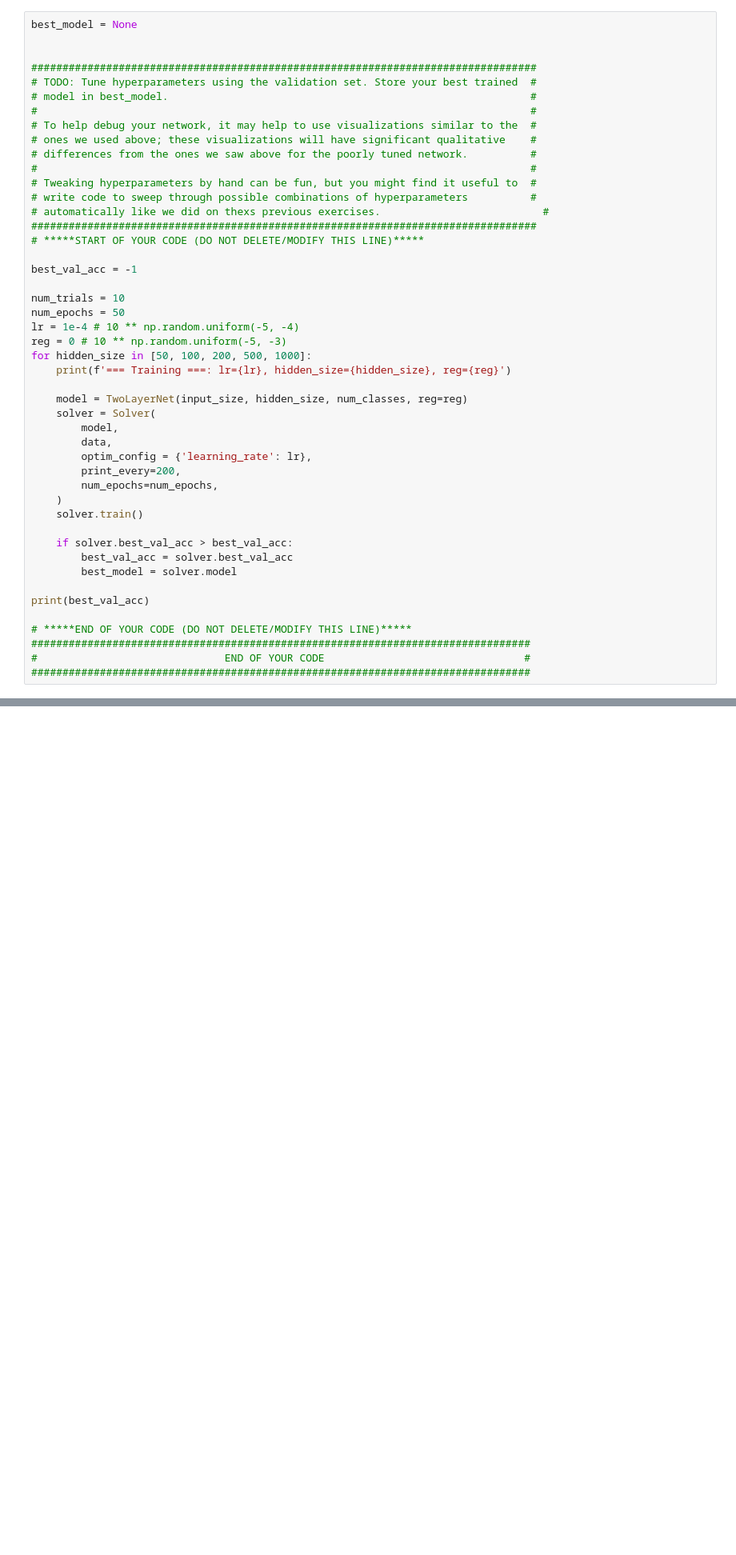
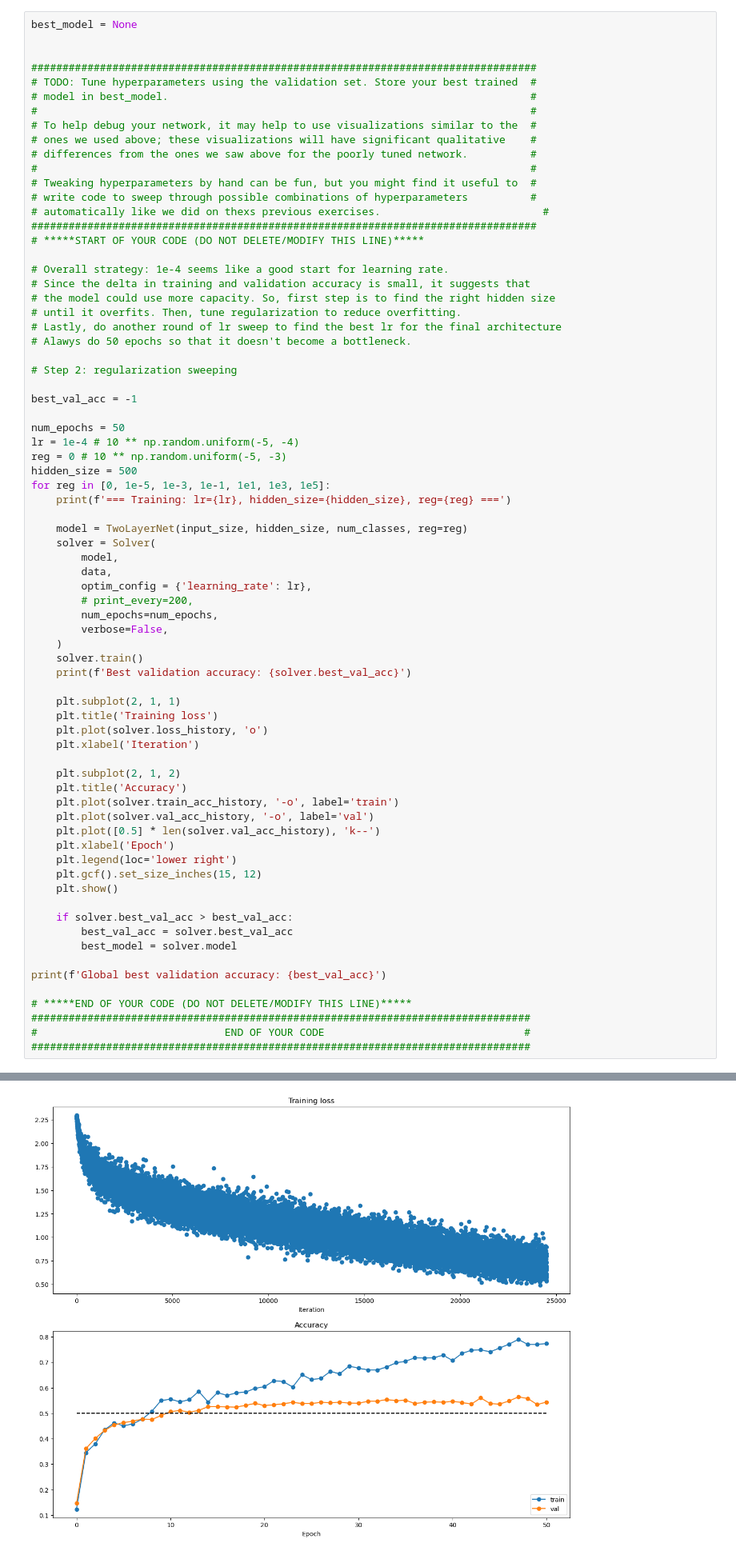
Before and after one commit to mingfei-li/stanford-cs231n-assignments, a Jupyter notebook: assignment1/two_layer_net.ipynb, the cells around one changed output, grey strips where cells are left out. Shown at 80% size. Saved outputs shown, nothing was run; the diff lists cells and outputs as text; blank space fills up the shorter version.

```diff
--- a/assignment1/two_layer_net.ipynb
+++ b/assignment1/two_layer_net.ipynb
@@ -445,30 +526,56 @@ best_model = None
 #################################################################################
 # *****START OF YOUR CODE (DO NOT DELETE/MODIFY THIS LINE)*****
 
+# Overall strategy: 1e-4 seems like a good start for learning rate.
+# Since the delta in training and validation accuracy is small, it suggests that
+# the model could use more capacity. So, first step is to find the right hidden size
+# until it overfits. Then, tune regularization to reduce overfitting.
+# Lastly, do another round of lr sweep to find the best lr for the final architecture
+# Alawys do 50 epochs so that it doesn't become a bottleneck.
+
+# Step 2: regularization sweeping
+
 best_val_acc = -1
 
-num_trials = 10
 num_epochs = 50
 lr = 1e-4 # 10 ** np.random.uniform(-5, -4)
 reg = 0 # 10 ** np.random.uniform(-5, -3)
-for hidden_size in [50, 100, 200, 500, 1000]:
-    print(f'=== Training ===: lr={lr}, hidden_size={hidden_size}, reg={reg}')
+hidden_size = 500
+for reg in [0, 1e-5, 1e-3, 1e-1, 1e1, 1e3, 1e5]:
+    print(f'=== Training: lr={lr}, hidden_size={hidden_size}, reg={reg} ===')
 
     model = TwoLayerNet(input_size, hidden_size, num_classes, reg=reg)
     solver = Solver(
         model,
         data,
         optim_config = {'learning_rate': lr},
-        print_every=200,
+        # print_every=200,
         num_epochs=num_epochs,
+        verbose=False,
     )
     solver.train()
+    print(f'Best validation accuracy: {solver.best_val_acc}')
+
+    plt.subplot(2, 1, 1)
+    plt.title('Training loss')
+    plt.plot(solver.loss_history, 'o')
+    plt.xlabel('Iteration')
+
+    plt.subplot(2, 1, 2)
+    plt.title('Accuracy')
+    plt.plot(solver.train_acc_history, '-o', label='train')
+    plt.plot(solver.val_acc_history, '-o', label='val')
+    plt.plot([0.5] * len(solver.val_acc_history), 'k--')
+    plt.xlabel('Epoch')
+    plt.legend(loc='lower right')
+    plt.gcf().set_size_inches(15, 12)
+    plt.show()
 
     if solver.best_val_acc > best_val_acc:
         best_val_acc = solver.best_val_acc
         best_model = solver.model
 
-print(best_val_acc)
+print(f'Global best validation accuracy: {best_val_acc}')
 
 # *****END OF YOUR CODE (DO NOT DELETE/MODIFY THIS LINE)*****
 ################################################################################
@@ -494,0 +587 @@ print(best_val_acc)
+[figure, added]
```
Also changed, not shown: parts of 6 cells of this notebook, 2 other files.
